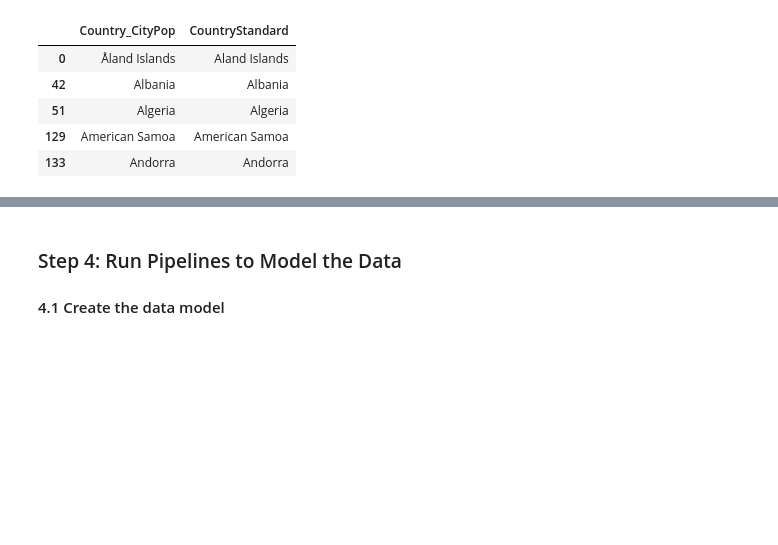
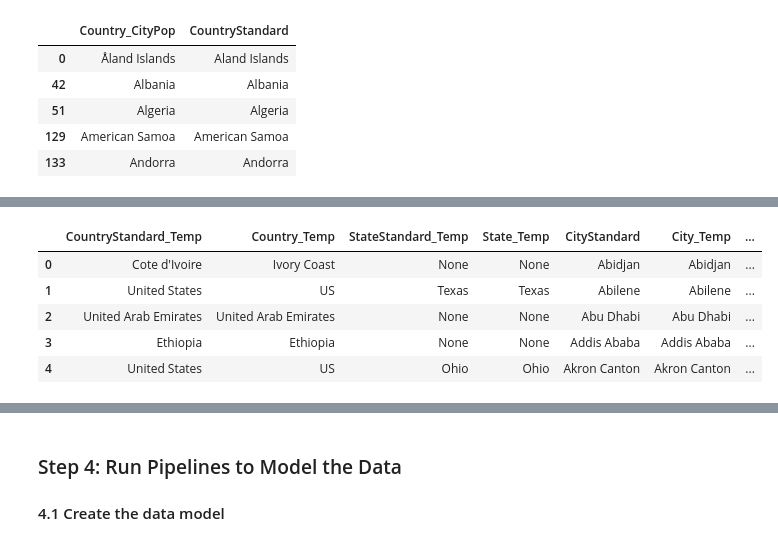
Before and after one commit to DonDuPontII/Data-Engineering-Udacity-Projects, a Jupyter notebook: Capstone-Project.ipynb, the cells around one changed output, grey strips where cells are left out. Cells and saved outputs as stored; diff of their text form; code cells hidden in the pictures; blank space fills up the shorter version.

```diff
--- a/Capstone-Project.ipynb
+++ b/Capstone-Project.ipynb
@@ -502,9 +507,9 @@ unique_citypop_country = city_pop_df[['Country_or_Area']].drop_duplicates()
 
 unique_citypop_country.columns = ['Country_CityPop']
 
-unique_citypop_city = city_pop_df[['City']].drop_duplicates()
+unique_citypop_city = city_pop_df[['Country_or_Area', 'City']].drop_duplicates()
 
-unique_citypop_city.columns = ['City_CityPop']
+unique_citypop_city.columns = ['Country_CityPop', 'City_CityPop']
 
 unique_countrypop = country_pop_df[['Country']].drop_duplicates()
 
@@ -514,9 +519,9 @@ unique_temp_country = temp_df[['Country']].drop_duplicates()
 
 unique_temp_country.columns = ['Country_Temp']
 
-unique_temp_city = temp_df[['City']].drop_duplicates()
+unique_temp_city = temp_df[['Country', 'State', 'City']].drop_duplicates()
 
-unique_temp_city.columns = ['City_Temp']
+unique_temp_city.columns = ['Country_Temp', 'State_Temp', 'City_Temp']
 # %%
 # Source: https://github.com/konstantinstadler/country_converter
 countrypop_country_list = unique_countrypop['Country_CountryPop'].tolist()
@@ -663,3 +800,32 @@ sqldf("""
+# %%
+# Join mapping to city population set to have standard naming across
+citypop_city_map = sqldf("""
+    SELECT DISTINCT
+        CityPop.CountryStandard as CountryStandard_CityPop,
+        COALESCE(temp_city_map.StateStandard_Temp, CityPop.State) as StateStandard_CityPop,
+        COALESCE(temp_city_map.CityStandard, CityPop.City_CityPop) as CityStandard,
+        CityPop.Country_CityPop,
+        CityPop.State as State_CityPop,
+        CityPop.City_CityPop
+    FROM unique_citypop_city AS CityPop
+    LEFT JOIN temp_city_map
+        ON CityPop.City_CityPop = temp_city_map.City_CityPop
+            AND CityPop.CountryStandard = temp_city_map.CountryStandard_Temp
+    """)
+
+# Propercase the city standard, so it's clean in presentation
+citypop_city_map["CityStandard"] = citypop_city_map["CityStandard"].str.title()
+# %%
+# Full outer join on city maps
+city_map = pd.merge(temp_city_map, citypop_city_map, on='CityStandard', how='outer')
+city_map.head()
+# %% [output]
+|  | CountryStandard_Temp | Country_Temp | StateStandard_Temp | State_Temp | CityStandard | City_Temp | ... |
+| 0 | Cote d'Ivoire | Ivory Coast | None | None | Abidjan | Abidjan | ... |
+| 1 | United States | US | Texas | Texas | Abilene | Abilene | ... |
+| 2 | United Arab Emirates | United Arab Emirates | None | None | Abu Dhabi | Abu Dhabi | ... |
+| 3 | Ethiopia | Ethiopia | None | None | Addis Ababa | Addis Ababa | ... |
+| 4 | United States | US | Ohio | Ohio | Akron Canton | Akron Canton | ... |
 # %% [markdown]
 ### Step 3: Define the Data Model
 #### 3.1 Conceptual Data Model
```
Also changed, not shown: parts of 18 cells of this notebook.
